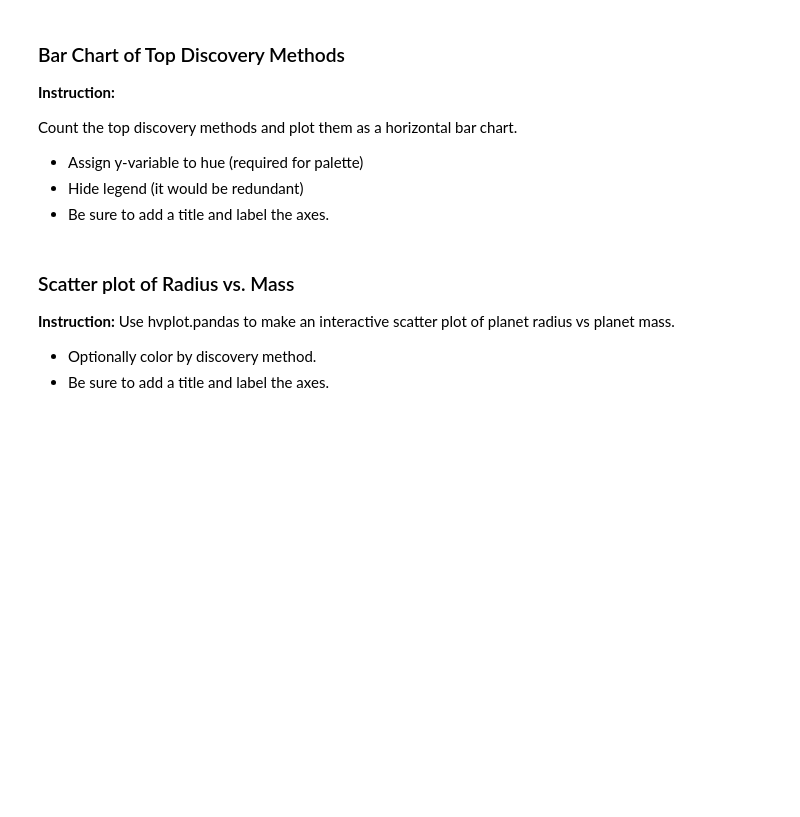
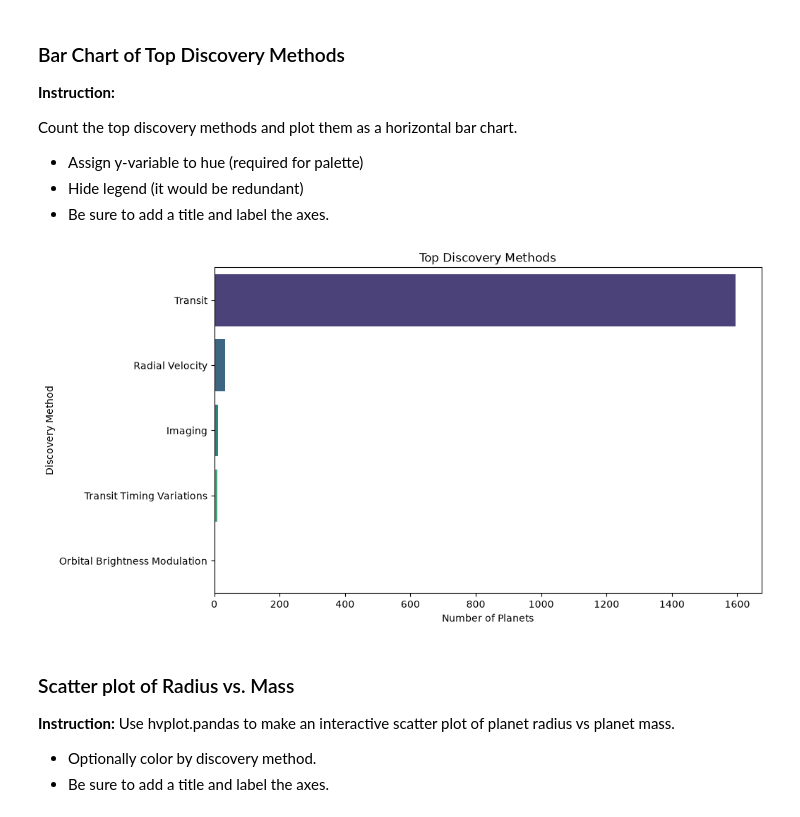
Before and after one commit to fsestelo/nasa-exoplanet-data, a Jupyter notebook: starter/Project.ipynb, the cells around one changed output. Cells and saved outputs as stored; diff of their text form; code cells hidden in the pictures; blank space fills up the shorter version.

```diff
--- a/starter/Project.ipynb
+++ b/starter/Project.ipynb
@@ -288,7 +308,29 @@ Count the top discovery methods and plot them as a horizontal bar chart.
 - Hide legend (it would be redundant)
 - Be sure to add a title and label the axes.
 # %%
-#TODO: Create a bar chart of the top discovery methods
+# Count the discovery methods
+method_counts = df["discoverymethod"].value_counts()
+
+# Create the figure
+plt.figure(figsize=(10, 6))
+
+# Horizontal bar chart
+sns.barplot(
+    x=method_counts.values,     # x = quantity
+    y=method_counts.index,      # y = method name
+    hue=method_counts.index,    # FutureWarning: Passing `palette` without assigning `hue` is deprecated and will be removed in v0.14.0.
+    palette="viridis",
+    legend=False
+)
+
+# Title and labels
+plt.title("Top Discovery Methods")
+plt.xlabel("Number of Planets")
+plt.ylabel("Discovery Method")
+
+plt.show()
+# %% [output]
+[figure, added]
 # %% [markdown]
 ### Scatter plot of Radius vs. Mass
 **Instruction:**
```
Also changed, not shown: parts of 5 cells of this notebook.
